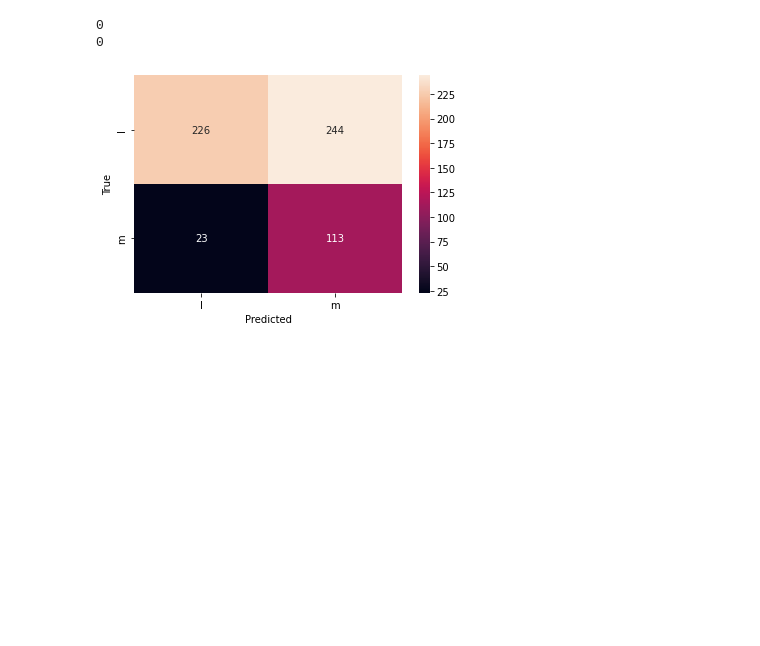
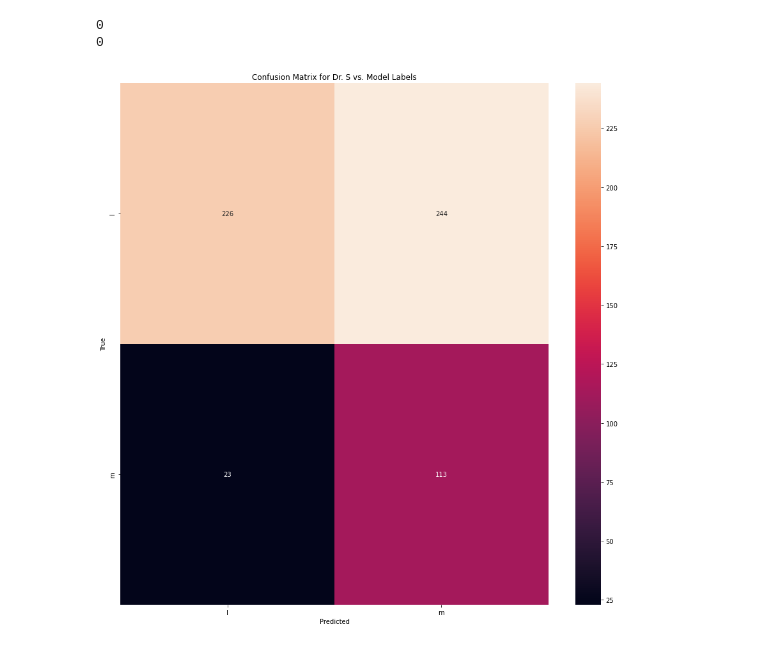
Before and after one commit to kspicer80/metaphor_playground, a Jupyter notebook: model_testing.ipynb, the cells around one changed output. Saved outputs shown, nothing was run; the diff lists cells and outputs as text; code cells hidden in the pictures; blank space fills up the shorter version.

```diff
--- a/model_testing.ipynb
+++ b/model_testing.ipynb
@@ -132,12 +178,14 @@ print(mismatches_l)
 # %%
 y_true = df['annotator_label']
 y_pred = df['model_label']
 
 cm = confusion_matrix(y_true, y_pred)
 
+fig, ax = plt.subplots(figsize=(15, 15))
 sns.heatmap(cm, annot=True, fmt="d", xticklabels=['l', 'm'], yticklabels=['l', 'm'])
 plt.xlabel("Predicted")
 plt.ylabel("True")
+plt.title("Confusion Matrix for Dr. S vs. Model Labels")
 plt.show()
 # %% [output]
-[figure, old version]
+[figure, new version]
```
Also changed, not shown: parts of 5 cells of this notebook, 5 other files.
